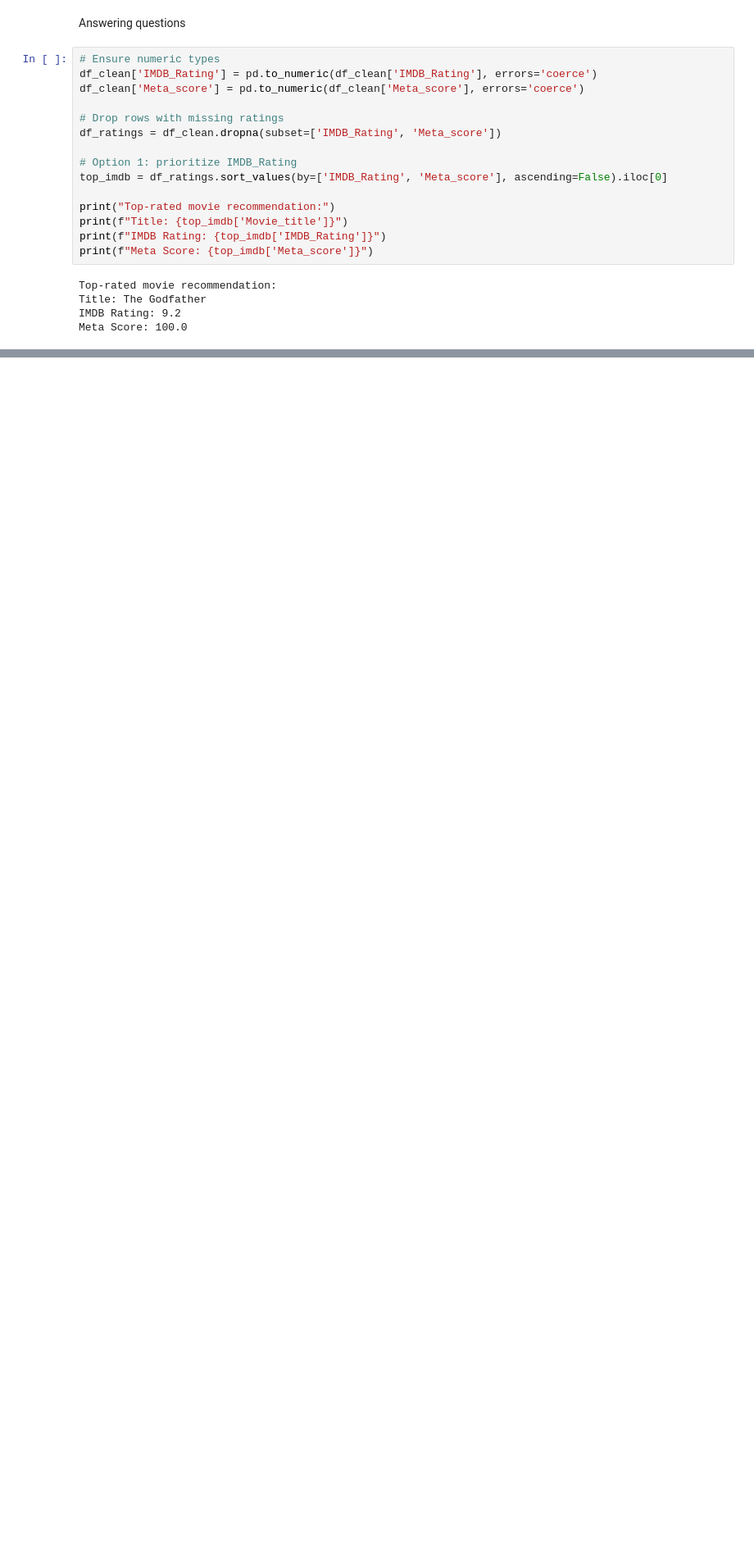
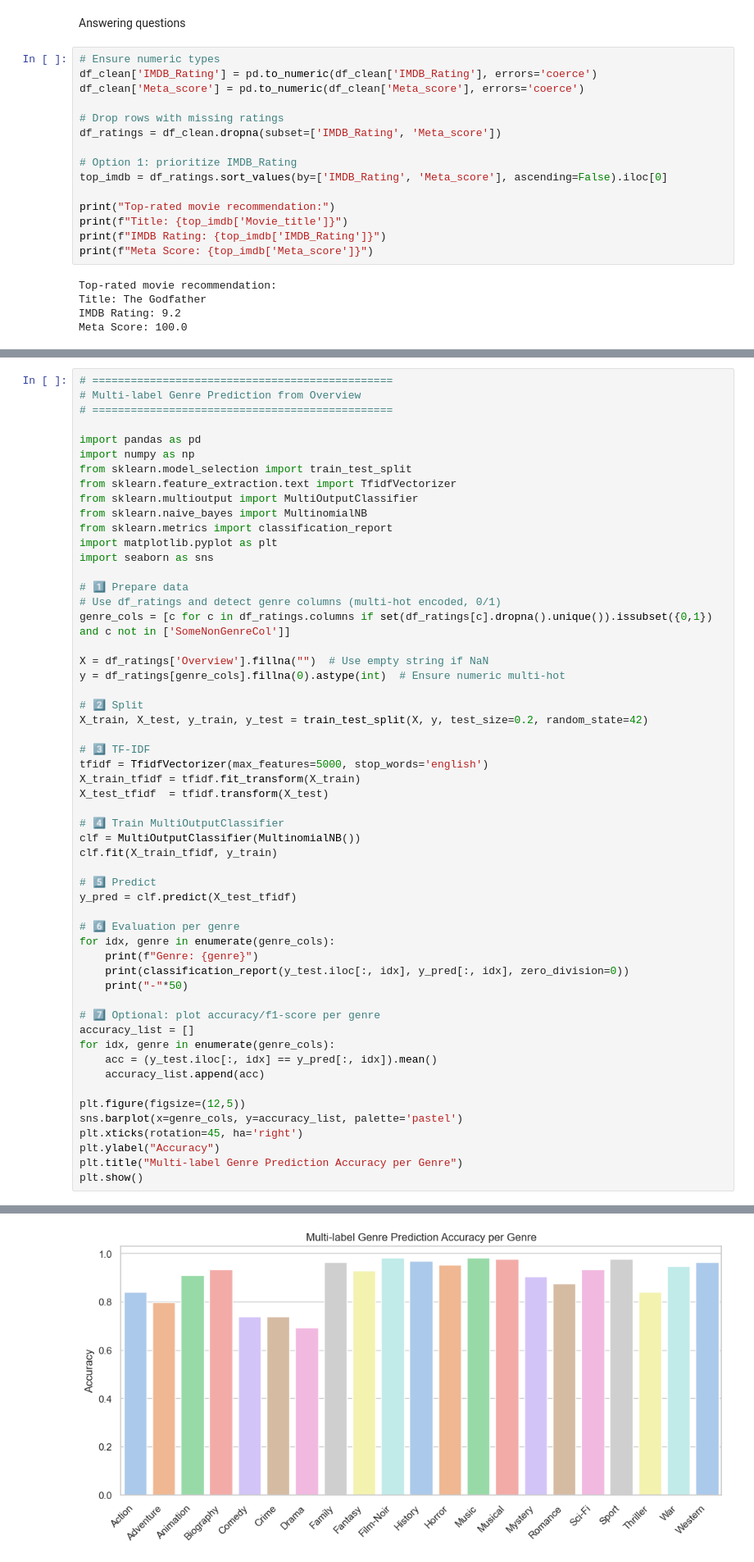
Before and after one commit to mariajuliapessoa/pproductions_imdb_model_lh_cd, a Jupyter notebook: notebooks/EDA.ipynb, the cells around one changed output, grey strips where cells are left out. Shown at 82% size. Drawn from its saved outputs; the diff is of its cells as text; blank space fills up the shorter version.

```diff
--- a/notebooks/EDA.ipynb
+++ b/notebooks/EDA.ipynb
@@ -651,0 +744,56 @@ def revenue_correlation_analysis(df: pd.DataFrame):
+# %%
+# ===============================================
+# Multi-label Genre Prediction from Overview
+# ===============================================
+
+import pandas as pd
+import numpy as np
+from sklearn.model_selection import train_test_split
+from sklearn.feature_extraction.text import TfidfVectorizer
+from sklearn.multioutput import MultiOutputClassifier
+from sklearn.naive_bayes import MultinomialNB
+from sklearn.metrics import classification_report
+import matplotlib.pyplot as plt
+import seaborn as sns
+
+# 1️⃣ Prepare data
+# Use df_ratings and detect genre columns (multi-hot encoded, 0/1)
+genre_cols = [c for c in df_ratings.columns if set(df_ratings[c].dropna().unique()).issubset({0,1}) and c not in ['SomeNonGenreCol']]
+
+X = df_ratings['Overview'].fillna("")  # Use empty string if NaN
+y = df_ratings[genre_cols].fillna(0).astype(int)  # Ensure numeric multi-hot
+
+# 2️⃣ Split
+X_train, X_test, y_train, y_test = train_test_split(X, y, test_size=0.2, random_state=42)
+
+# 3️⃣ TF-IDF
+tfidf = TfidfVectorizer(max_features=5000, stop_words='english')
+X_train_tfidf = tfidf.fit_transform(X_train)
+X_test_tfidf  = tfidf.transform(X_test)
+
+# 4️⃣ Train MultiOutputClassifier
+clf = MultiOutputClassifier(MultinomialNB())
+clf.fit(X_train_tfidf, y_train)
+
+# 5️⃣ Predict
+y_pred = clf.predict(X_test_tfidf)
+
+# 6️⃣ Evaluation per genre
+for idx, genre in enumerate(genre_cols):
+    print(f"Genre: {genre}")
+    print(classification_report(y_test.iloc[:, idx], y_pred[:, idx], zero_division=0))
+    print("-"*50)
+
+# 7️⃣ Optional: plot accuracy/f1-score per genre
+accuracy_list = []
+for idx, genre in enumerate(genre_cols):
+    acc = (y_test.iloc[:, idx] == y_pred[:, idx]).mean()
+    accuracy_list.append(acc)
+
+plt.figure(figsize=(12,5))
+sns.barplot(x=genre_cols, y=accuracy_list, palette='pastel')
+plt.xticks(rotation=45, ha='right')
+plt.ylabel("Accuracy")
+plt.title("Multi-label Genre Prediction Accuracy per Genre")
+plt.show()
+# %% [output]
@@ -651,0 +820 @@ def revenue_correlation_analysis(df: pd.DataFrame):
+[figure, added]
```
Also changed, not shown: parts of 4 cells of this notebook, 7 other files.
